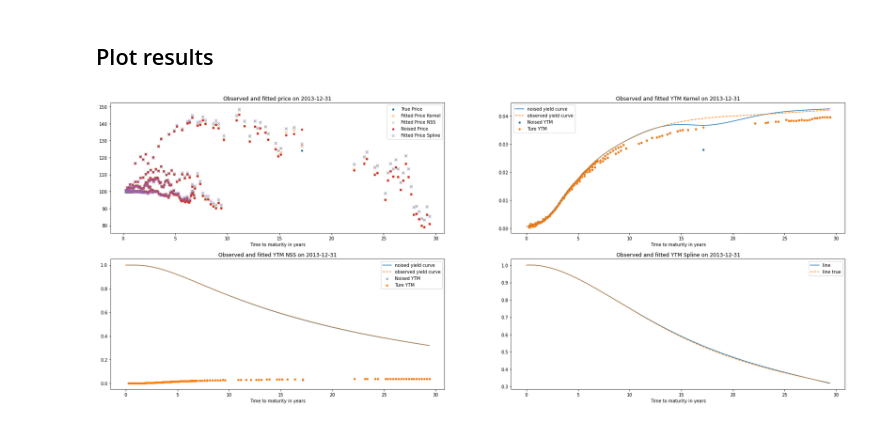
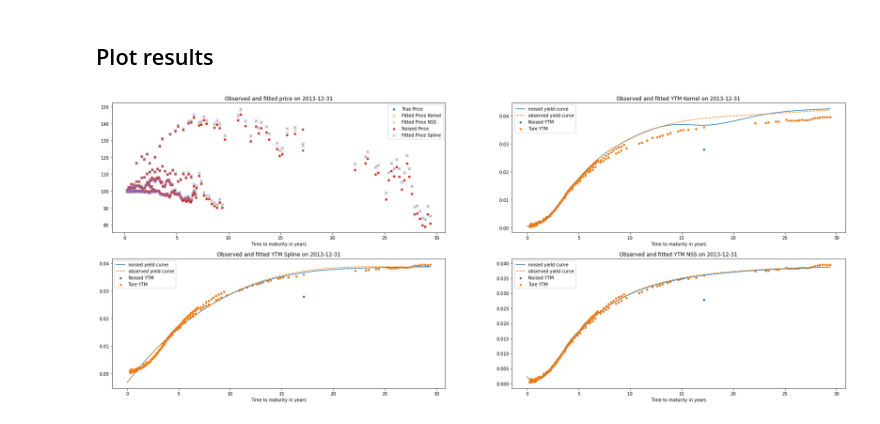
Before and after one commit to Lindi1907/Robust-Machine-Learning-for-Yield-Curve-Estimation, a Jupyter notebook: code&data/KR_example.ipynb, the cells around one changed output. Saved outputs shown, nothing was run; the diff lists cells and outputs as text; code cells hidden in the pictures.

Commit message:
new figure

```diff
--- a/code&data/KR_example.ipynb
+++ b/code&data/KR_example.ipynb
@@ -620,40 +620,41 @@ ax_1.scatter(ttm/365, dict_data[date]['B'], marker='o', s=15, label='True Price'
 ax_1.scatter(ttm/365, B_fitted, marker='x',alpha=0.5,  label='Fitted Price Kernel');
 ax_1.scatter(ttm/365, B_fitted_nss, marker='x', alpha=0.3, label='Fitted Price NSS');
 ax_1.scatter(ttm/365, noise_data_full["B"], marker='o', s=15, label='Noised Price');
 ax_1.scatter(ttm/365, B_fitted_Spline, marker='x',alpha=0.5, label='Fitted Price Spline')
 
 # ax_2.scatter(ttm/365, ytm_fitted_noise, marker='x',alpha=0.5, label='Fitted YTM Kernel');
 ax_2.plot(np.arange(1,1+max_ttm)/365, noise_fit["y_solved"][:max_ttm], label= "noised yield curve")
 ax_2.plot(np.arange(1,1+max_ttm)/365, dict_fit["2013-12-31"]["y_solved"][:max_ttm], linestyle='--', label= "observed yield curve")
 # ax_2.scatter(ttm/365, ytm_fitted, marker='x',alpha=0.3, label='Fitted YTM true');
 ax_2.scatter(ttm/365, noise_data_full["ytm"], marker='o', s=15, label='Noised YTM')
 ax_2.scatter(ttm/365, dict_data[date]['ytm'], marker='o', s=15, label='Ture YTM')
 
 
 # ax_3.scatter(ttm/365, ytm_fitted_noise_nss, marker='x',alpha=0.5, label='Fitted YTM NSS');
 # ax_3.scatter(ttm/365, ytm_fitted_nss, marker='x',alpha=0.3, label='Fitted YTM true');
-ax_3.plot(np.arange(1,1+max_ttm)/365, g_solved_nss[:max_ttm], label= "noised yield curve");
-ax_3.plot(np.arange(1,1+max_ttm)/365, g_noise_nss[:max_ttm], linestyle='--', label= "observed yield curve")
-ax_3.scatter(ttm/365, noise_data_full["ytm"], marker='o',alpha=0.5 , s=15, label='Noised YTM')
+ax_3.plot(np.arange(1,1+max_ttm)/365, y_splinefit_noise[:max_ttm], label= "noised yield curve");
+ax_3.plot(np.arange(1,1+max_ttm)/365, y_solved_spline[:max_ttm], linestyle='--', label= "observed yield curve")
+ax_3.scatter(ttm/365, noise_data_full["ytm"], marker='o', s=15, label='Noised YTM')
 ax_3.scatter(ttm/365, dict_data[date]['ytm'], marker='o', s=15, label='Ture YTM')
 
-# ax_4.scatter(ttm/365, dict_data[date]['ytm'], marker='o', s=15, label='Ture YTM');
+
 # ax_4.scatter(ttm/365, ytm_fitted_noise_sp, marker='x',alpha=0.5, label='Fitted YTM Spline');
-ax_4.plot(x_spline_date, g_spline_noise, label= "line")
-ax_4.plot(x_spline_date, g_solved_spline, linestyle='--', label= "line true")
+ax_4.plot(x_spline_date, y_noise_nss, label= "noised yield curve")
+ax_4.plot(x_spline_date, y_solved_nss, linestyle='--', label= "observed yield curve")
 # ax_4.scatter(ttm/365, ytm_fitted_spline, marker='x',alpha=0.3, label='Fitted YTM true');
-# ax_4.scatter(ttm/365, noise_data_full["ytm"], marker='o',alpha=0.5 , s=15, label='Noised YTM')
+ax_4.scatter(ttm/365, noise_data_full["ytm"], marker='o', s=15, label='Noised YTM')
+ax_4.scatter(ttm/365, dict_data[date]['ytm'], marker='o', s=15, label='Ture YTM')
 
 ax_1.set_title('Observed and fitted price on {}'.format(date));
 ax_2.set_title('Observed and fitted YTM Kernel on {}'.format(date));
-ax_3.set_title('Observed and fitted YTM NSS on {}'.format(date));
-ax_4.set_title('Observed and fitted YTM Spline on {}'.format(date))
+ax_4.set_title('Observed and fitted YTM NSS on {}'.format(date));
+ax_3.set_title('Observed and fitted YTM Spline on {}'.format(date))
 
 for ax in [ax_1, ax_2, ax_3, ax_4]:
     ax.legend();
     ax.set_xlabel('Time to maturity in years');
 
 # for ax in [ax_2, ax_3, ax_4]:
 #     ax.set_ylim([0,0.05])
 # %% [output]
-[figure, old version]
+[figure, new version]
```
Also changed, not shown: 1 other file.
